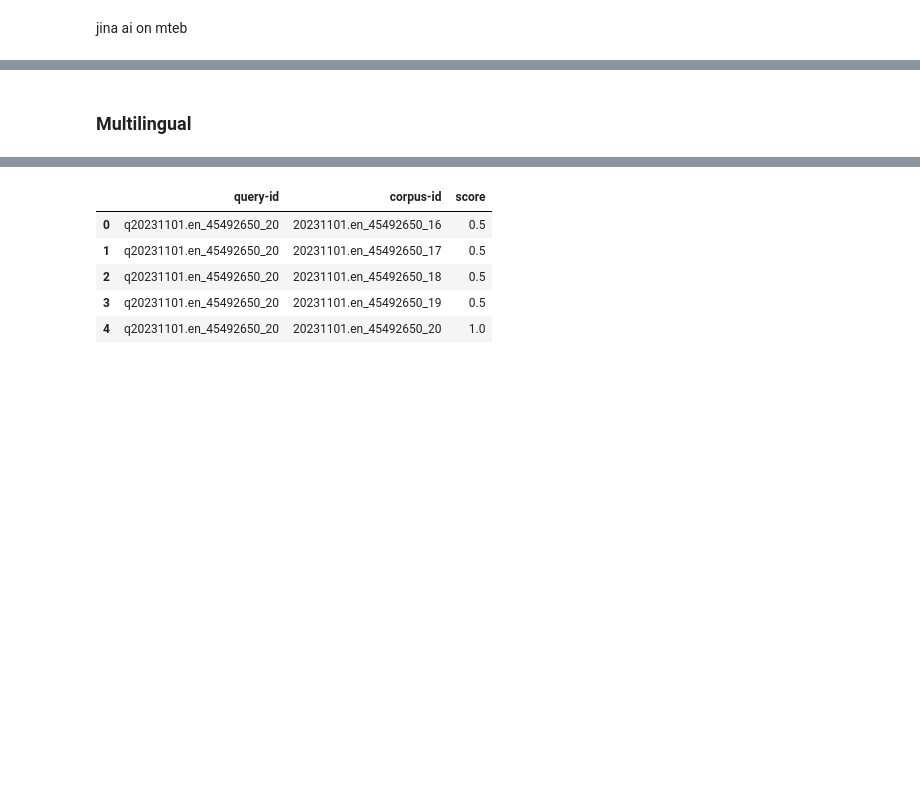
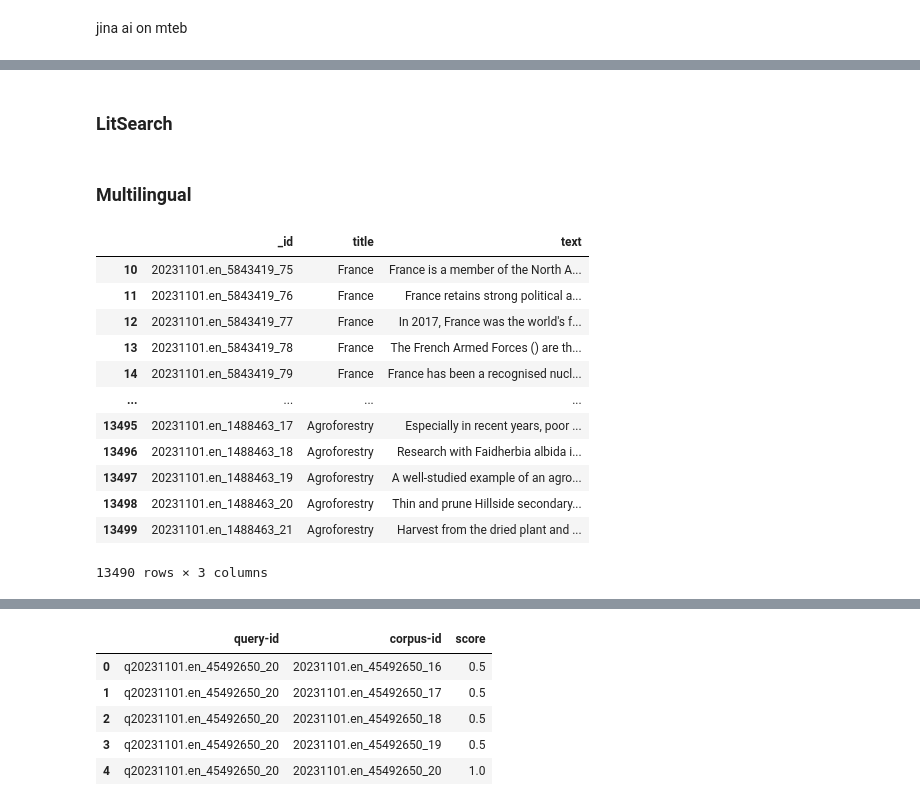
Before and after one commit to kellyhongsn/benchmarking_prep, a Jupyter notebook: benchmark_with_chroma.ipynb, the cells around one changed output, grey strips where cells are left out. Drawn from its saved outputs; the diff is of its cells as text; code cells hidden in the pictures; blank space fills up the shorter version.

```diff
--- a/benchmark_with_chroma.ipynb
+++ b/benchmark_with_chroma.ipynb
@@ -827,6 +841,8 @@ jinaai_ef = embedding_functions.JinaEmbeddingFunction(
                 api_key=jina_api_key,
                 model_name="jina-embeddings-v3"
             )
+# %% [markdown]
+### LitSearch
 # %% [markdown]
 ### Multilingual
 # %%
@@ -838,3 +854,19 @@ multi_queries_en = multi_queries_en_df["text"].tolist()
 multi_query_ids_en = multi_queries_en_df["_id"].tolist()
 multi_corpus_en = multi_corpus_en_df["text"].tolist()
 multi_corpus_ids_en = multi_corpus_en_df["_id"].tolist()
+# %%
+multi_corpus_en_df[10:]
+# %% [output]
+|  | _id | title | text |
+| 10 | 20231101.en_5843419_75 | France | France is a member of the North A... |
+| 11 | 20231101.en_5843419_76 | France | France retains strong political a... |
+| 12 | 20231101.en_5843419_77 | France | In 2017, France was the world's f... |
+| 13 | 20231101.en_5843419_78 | France | The French Armed Forces () are th... |
+| 14 | 20231101.en_5843419_79 | France | France has been a recognised nucl... |
+| ... | ... | ... | ... |
+| 13495 | 20231101.en_1488463_17 | Agroforestry | Especially in recent years, poor ... |
+| 13496 | 20231101.en_1488463_18 | Agroforestry | Research with Faidherbia albida i... |
+| 13497 | 20231101.en_1488463_19 | Agroforestry | A well-studied example of an agro... |
+| 13498 | 20231101.en_1488463_20 | Agroforestry | Thin and prune Hillside secondary... |
+| 13499 | 20231101.en_1488463_21 | Agroforestry | Harvest from the dried plant and ... |
+13490 rows × 3 columns
```
Also changed, not shown: parts of 7 cells of this notebook, 3 other files.
